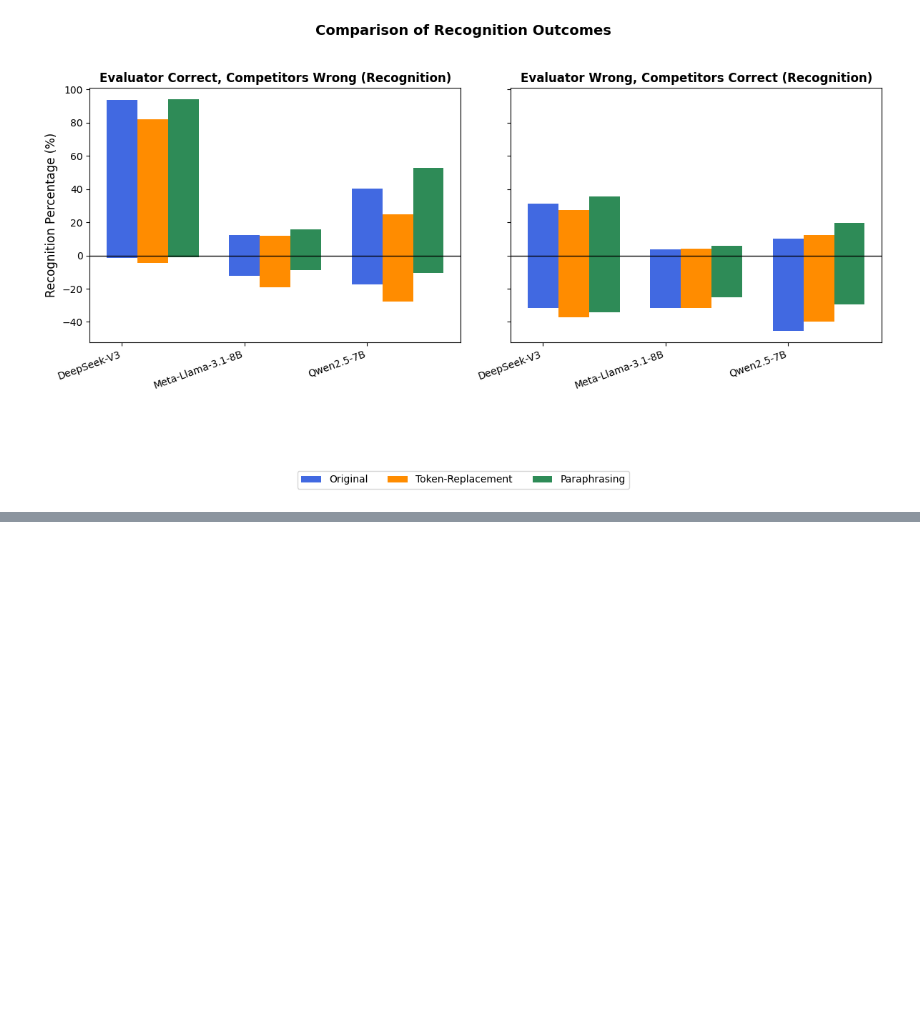
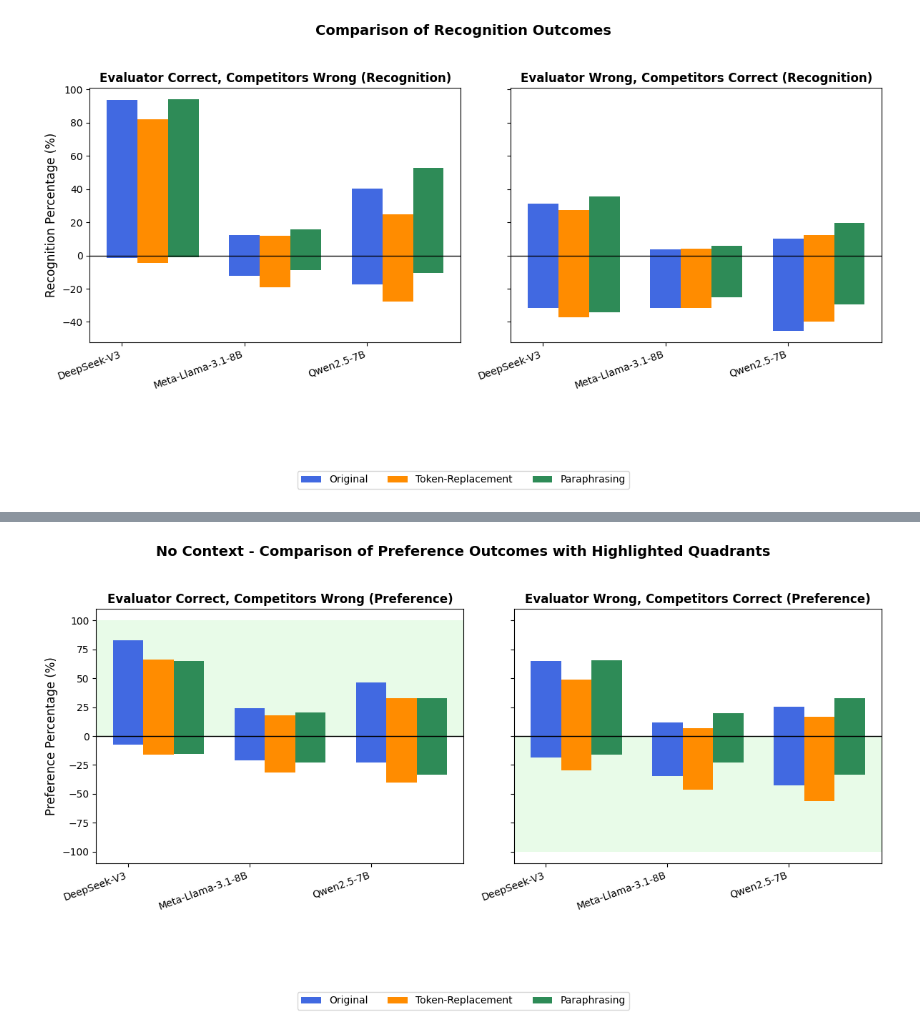
Before and after one commit to Taslim-M/self_recognition, a Jupyter notebook: analysis_quality.ipynb, the cells around one changed output, grey strips where cells are left out. Cells and saved outputs as stored; diff of their text form; code cells hidden in the pictures; blank space fills up the shorter version.

```diff
--- a/analysis_quality.ipynb
+++ b/analysis_quality.ipynb
@@ -2047,0 +3220,87 @@ plt.show()
+# %%
+# Re-import necessary libraries after environment reset
+import matplotlib.pyplot as plt
+import numpy as np
+
+# Re-define the dataset after reset
+data_correct_pref = {
+    "Model": ["DeepSeek-V3", "Meta-Llama-3.1-8B", "Qwen2.5-7B"],
+    "Original": {"Prefer Itself": [82.86, 24.42, 46.74], "Prefer Competitor": [7.29, 21.02, 22.64]},
+    "Token-Replacement": {"Prefer Itself": [66.17, 17.83, 32.79], "Prefer Competitor": [16.32, 31.42, 39.86]},
+    "Paraphrasing": {"Prefer Itself": [64.88, 20.18, 32.76], "Prefer Competitor": [15.72, 22.68, 33.62]}
+}
+
+data_wrong_pref = {
+    "Model": ["DeepSeek-V3", "Meta-Llama-3.1-8B", "Qwen2.5-7B"],
+    "Original": {"Prefer Itself": [64.88, 11.96, 25.70], "Prefer Competitor": [18.73, 34.46, 42.72]},
+    "Token-Replacement": {"Prefer Itself": [49.16, 7.05, 17.02], "Prefer Competitor": [29.43, 46.43, 56.53]},
+    "Paraphrasing": {"Prefer Itself": [65.55, 20, 32.76], "Prefer Competitor": [16.05, 22.68, 33.62]}
+}
+
+# Setup figure and subplots
+fig, axes = plt.subplots(1, 2, figsize=(12, 6), sharey=True)
+
+# Colors
+colors = {
+    "Original": "royalblue",
+    "Token-Replacement": "darkorange",
+    "Paraphrasing": "seagreen"
+}
+
+# Shared positions
+x_labels = data_correct_pref["Model"]
+x_positions = np.arange(len(x_labels))
+bar_width = 0.25
+
+# Plot function with quadrant shading
+def plot_pref_bars(ax, data, title, highlight_above=True):
+    bars = []
+    labels = []
+
+    # Background shading
+    ax.axhspan(0, 100, facecolor='lightgreen', alpha=0.2) if highlight_above else ax.axhspan(-100, 0, facecolor='lightgreen', alpha=0.2)
+
+    # Plot grouped bars
+    for i, (transformation, values) in enumerate(data.items()):
+        if transformation == "Model":
+            continue
+        color = colors[transformation]
+
+        # Positive bar (Prefer Itself)
+        bars.append(ax.bar(
+            x_positions + i * bar_width - bar_width, values["Prefer Itself"],
+            bar_width, color=color
+        ))
+        labels.append(transformation)
+
+        # Negative bar (Prefer Competitor)
+        ax.bar(
+            x_positions + i * bar_width - bar_width, [-val for val in values["Prefer Competitor"]],
+            bar_width, color=color
+        )
+
+    ax.set_xticks(x_positions)
+    ax.set_xticklabels(x_labels, rotation=20, ha="right")
+    ax.axhline(0, color='black', linewidth=1)
+    ax.set_title(title, fontsize=12, fontweight='bold')
+    return bars, labels
+
+# Plotting both subplots
+bars_correct_pref, labels_correct_pref = plot_pref_bars(
+    axes[0], data_correct_pref, "Evaluator Correct, Competitors Wrong (Preference)", highlight_above=True
+)
+bars_wrong_pref, labels_wrong_pref = plot_pref_bars(
+    axes[1], data_wrong_pref, "Evaluator Wrong, Competitors Correct (Preference)", highlight_above=False
+)
+
+# Formatting
+fig.suptitle("No Context - Comparison of Preference Outcomes with Highlighted Quadrants", fontsize=14, fontweight='bold')
+axes[0].set_ylabel("Preference Percentage (%)", fontsize=12)
+
+# Create clean legend
+fig.legend(bars_correct_pref, labels_correct_pref, loc="upper center", bbox_to_anchor=(0.5, -0.05), ncol=3)
+
+plt.tight_layout(rect=[0, 0.1, 1, 0.95])
+plt.show()
+# %% [output]
+[figure, added]
```
Also changed, not shown: parts of 63 cells of this notebook.
